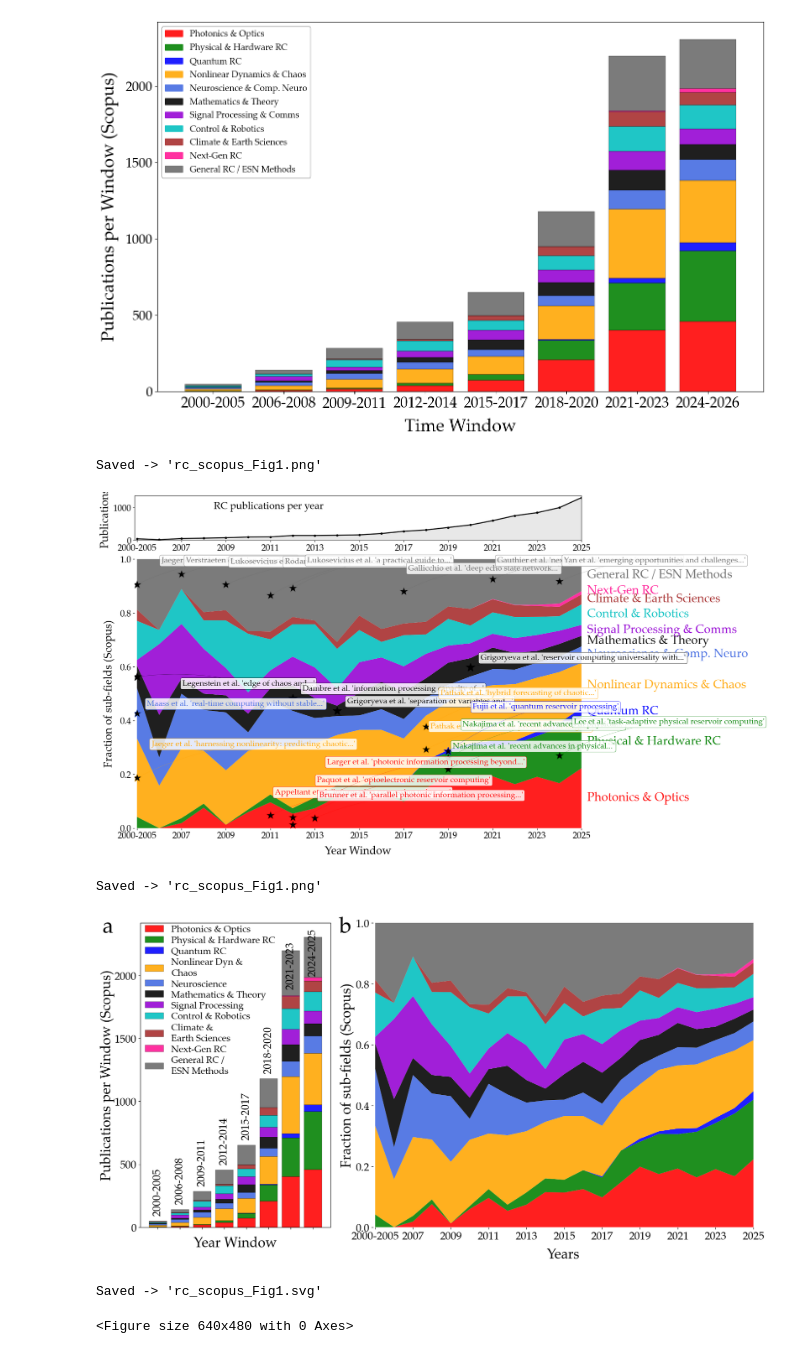
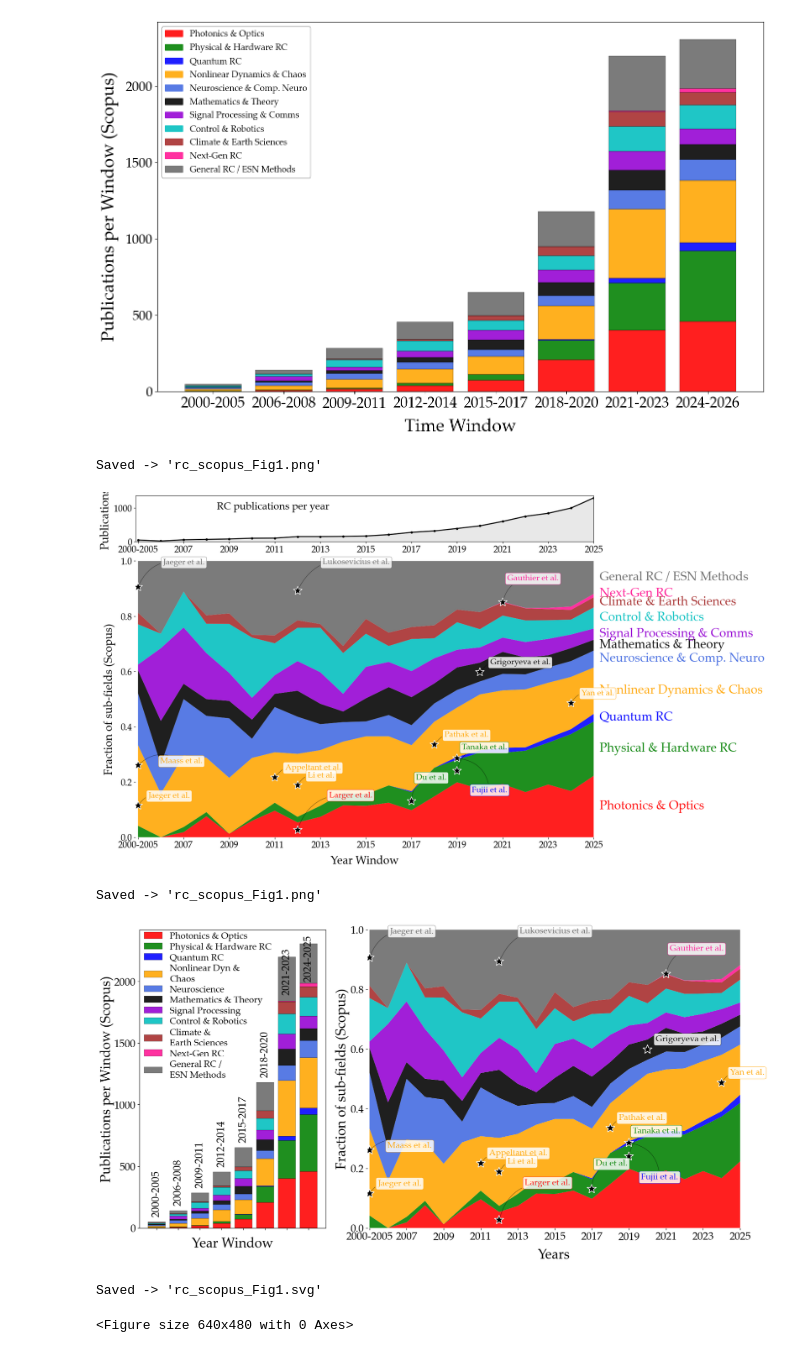
Before and after one commit to maneesh51/RCC_Perspective, a Jupyter notebook: rc_plot_scopus.ipynb, the cells around one changed output. Drawn from its saved outputs; the diff is of its cells as text; code cells hidden in the pictures.

```diff
--- a/rc_plot_scopus.ipynb
+++ b/rc_plot_scopus.ipynb
@@ -67,7 +67,7 @@ OUTPUT_NORM     = "rc_scopus_landscape_normalized.png"
 OUTPUT_ABS_EARLY = "rc_landscape_early_window.png"
 OUTPUT_NORM_EARLY = "rc_landscape_early_window_normalized.png"
 OUTPUT_FIG1     = "rc_scopus_Fig1.png"
-LANDMARK_CSV    = "rc_landmark_papers.csv"
+LANDMARK_CSV    = "rc_landmark_papers2.csv"
 
 OUTPUT_FIELDS = ["title", "year", "citations", "doi", "subfield", "landmark_subfield", "landmark", "landmark_authors", "cites_per_year"]
 DEFAULT_SUBFIELD = "Other / Interdisciplinary"
@@ -230,7 +230,7 @@ def format_landmark_label(p):
     title       = (p.get("title") or "Untitled").strip().replace('"', '')
     words       = title.split()
     keyword     = " ".join(words[:4]).lower() + ("..." if len(words) > 4 else "")
-    return f"{author_part} '{keyword}'"
+    return f"{author_part}" #'{keyword}'"
 
 
 def place_landmarks_early_window(ax, landmarks, order, matrix, years, totals,
@@ -248,7 +248,7 @@ def place_landmarks_early_window(ax, landmarks, order, matrix, years, totals,
         yrb = early_end if yr <= early_end else yr
         if yrb not in year_to_idx:
             continue
-        sf = (p.get("landmark_subfield") or p.get("subfield") or DEFAULT_SUBFIELD)
+        sf = (p.get("subfield") or p.get("landmark_subfield") or DEFAULT_SUBFIELD)
         groups[(sf, yrb)].append(p)
 
     ann_yr_count       = defaultdict(int)
@@ -272,12 +272,12 @@ def place_landmarks_early_window(ax, landmarks, order, matrix, years, totals,
             frac  = (k + 0.5) / n_in_grp
             ystar = band_b + frac * (band_t - band_b)
             ax.plot(yr, ystar, marker="*", color="black", markersize=18, zorder=12,
-                    markeredgecolor=sf_color, markeredgewidth=0.8)
+                    markeredgecolor='white', markeredgewidth=1.2)
 
             ann_n      = ann_yr_count[yr]; ann_yr_count[yr] += 1
             stack_top  = totals[idx]
             crowded_sf = {"Signal Processing & Comms", "Mathematics & Theory",
-                          "Neuroscience & Comp. Neuro"}
+                          "Neuroscience & Comp. Neuro", "Nonlinear Dynamics & Chaos"}
             crowd_down = sf in crowded_sf
 
             if normalised:
@@ -294,7 +294,7 @@ def place_landmarks_early_window(ax, landmarks, order, matrix, years, totals,
                 x_shift  = 0.2 + ann_n * 0.55
                 if crowd_down: x_shift += 0.3 + ann_n * 0.12
 
-            min_gap  = 0.065 if normalised else max(10.0, stack_top * 0.035)
+            min_gap  = 0.12 if normalised else max(10.0, stack_top * 0.035)
             floor_y  = 0.03 if normalised else (ystar + max(2.0, stack_top * 0.03))
             year_ys  = used_ann_y_by_year[yr]
             while any(abs(ann_y - prev_y) < min_gap for prev_y in year_ys) \
@@ -309,8 +309,8 @@ def place_landmarks_early_window(ax, landmarks, order, matrix, years, totals,
                         xy=(yr, ystar), xytext=(yr + x_shift, ann_y),
                         fontsize=16, color=sf_color, alpha=0.95, zorder=13,
                         va="bottom", ha="left",
-                        arrowprops=dict(arrowstyle="-", color=sf_color, alpha=0.45,
-                                        lw=0.55, connectionstyle="arc3,rad=0.1"),
+                        arrowprops=dict(arrowstyle="-", color='k', alpha=0.45,
+                                        lw=0.95, connectionstyle="arc3,rad=0.4"),
                         bbox=dict(boxstyle="round,pad=0.22", fc="white",
                                   ec=sf_color, alpha=0.85, lw=0.6))
 # %%
@@ -854,7 +854,7 @@ def plot_fig1_composite_3(papers, landmarks=None):
 plot_fig1_composite_3(papers, landmarks)
 # %% [output]
 Saved -> 'rc_scopus_Fig1.png'
-[figure, old version]
+[figure, new version]
 # %%
 def plot_fig1_composite_4(papers, landmarks=None, order=None, matrix=None, years=None, totals=None):
     """Two-panel Fig 1 with 1:2 width ratio:
@@ -946,38 +946,38 @@ def plot_fig1_composite_4(papers, landmarks=None, order=None, matrix=None, years
 
     ax1.set_axisbelow(True)
 
     # ── RIGHT: Normalised early-window stackplot ──────────────────────
     ax2.stackplot(years_early, norm_matrix, colors=colors, alpha=0.88, linewidth=2)
     # draw_band_labels_early(ax2, order, matrix_ew, totals_ew, years_early, normalised=True)
     for txt in ax2.texts:
         txt.set_clip_on(False)
-    # if landmarks:
-    #     place_landmarks_early_window(ax2, landmarks, order, matrix_ew,
-    #                                  years_early, totals_ew, normalised=True)
+    if landmarks:
+        place_landmarks_early_window(ax2, landmarks, order, matrix_ew,
+                                     years_early, totals_ew, normalised=True)
     ax2.set_yticks(np.linspace(0.0, 1.0, 6))
     ax2.set_yticklabels([f"{v:.1f}" for v in np.linspace(0.0, 1.0, 6)], fontsize=20)
     ax2.set_xlim(EARLY_WINDOW_END - 0.1, YEARS[1])
     ax2.set_ylim(0, 1.0)
     ax2.set_xlabel("Years", color="black", fontsize=25, labelpad=10)
     ax2.set_ylabel("Fraction of sub-fields (Scopus)", color="black", fontsize=25, labelpad=2)
     _style_early_window(ax2, years_early)
     ax2.tick_params(axis="both", which="major", labelsize=20)
 
     ##place 'a' and 'b' labels for the panels on the top-left corner of each panel
-    ax1.text(-0.2, 1.02, 'a', transform=ax1.transAxes, fontsize=40, va='top', ha='left')
-    ax2.text(-0.09, 1.02, 'b', transform=ax2.transAxes, fontsize=40, va='top', ha='left')
+    # ax1.text(-0.2, 1.02, 'a', transform=ax1.transAxes, fontsize=40, va='top', ha='left')
+    # ax2.text(-0.09, 1.02, 'b', transform=ax2.transAxes, fontsize=40, va='top', ha='left')
 
     plt.tight_layout()
     plt.savefig(OUTPUT_FIG1, dpi=200, bbox_inches="tight")
     print(f"Saved -> '{OUTPUT_FIG1}'")
     plt.show()
     ###save as SVG as well for high-quality vector output
     plt.savefig(OUTPUT_FIG1.replace(".png", ".svg"), dpi=300, bbox_inches="tight")
     print(f"Saved -> '{OUTPUT_FIG1.replace('.png', '.svg')}'")
 
 plot_fig1_composite_4(papers, landmarks, order, matrix, years, totals)
 # %% [output]
 Saved -> 'rc_scopus_Fig1.png'
-[figure, old version]
+[figure, new version]
 Saved -> 'rc_scopus_Fig1.svg'
 <Figure size 640x480 with 0 Axes>
```
Also changed, not shown: parts of 5 cells of this notebook, 8 other files.
